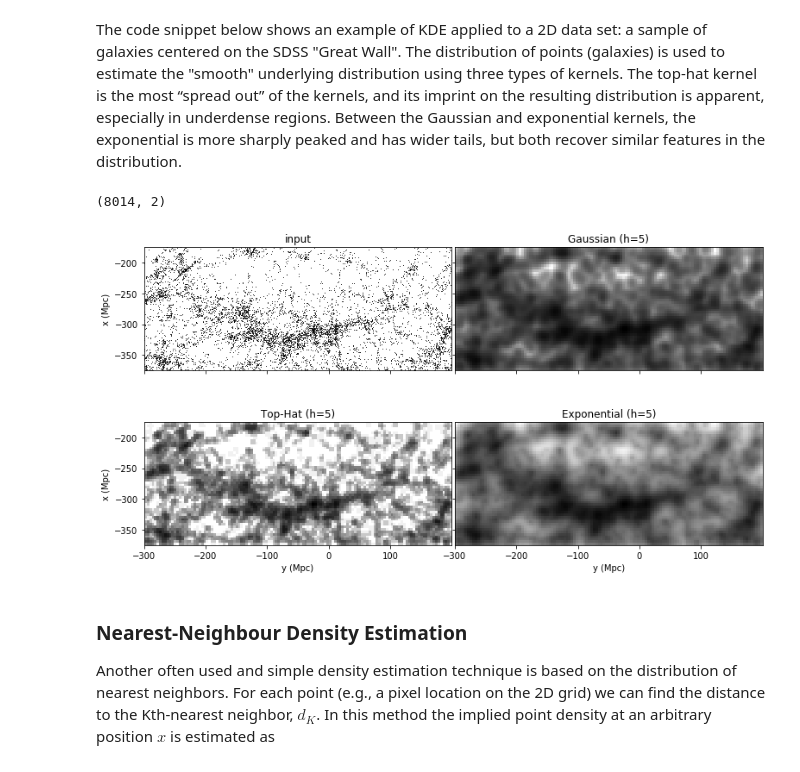
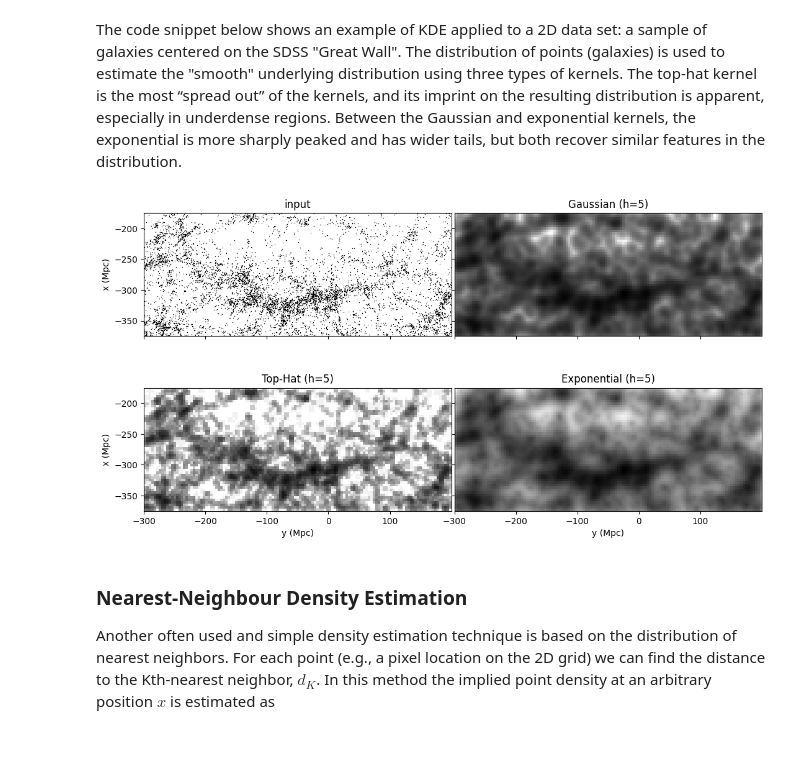
Before and after one commit to uom-lectures/PHY3287, a Jupyter notebook: lecture_5.ipynb, the cells around one changed output. Drawn from its saved outputs; the diff is of its cells as text; code cells hidden in the pictures.

```diff
--- a/lecture_5.ipynb
+++ b/lecture_5.ipynb
@@ -253,17 +253,17 @@ for i in range(Nx):
         Xgrid[j * Nx + i] = [x[i], y[j]]
 
 # Run KDE using gaussian kernel
-kde1 = KernelDensity(5, kernel='gaussian')
+kde1 = KernelDensity(kernel='gaussian', bandwidth=5)
 log_dens1 = kde1.fit(X).score_samples(Xgrid)
 dens1 = X.shape[0] * np.exp(log_dens1).reshape((Ny, Nx))
 
 # Run KDE using tophat kernel
-kde2 = KernelDensity(5, kernel='tophat')
+kde2 = KernelDensity(kernel='tophat', bandwidth=5)
 log_dens2 = kde2.fit(X).score_samples(Xgrid)
 dens2 = X.shape[0] * np.exp(log_dens2).reshape((Ny, Nx))
 
 # Run KDE using exponential kernel
-kde3 = KernelDensity(5, kernel='exponential')
+kde3 = KernelDensity(kernel='exponential', bandwidth=5)
 log_dens3 = kde3.fit(X).score_samples(Xgrid)
 dens3 = X.shape[0] * np.exp(log_dens3).reshape((Ny, Nx))
 
@@ -288,35 +288,34 @@ ax3 = plt.subplot(223, aspect='equal')
 ax3.imshow(dens2.T, origin='lower', norm=LogNorm(),
            extent=(ymin, ymax, xmin, xmax), cmap=plt.cm.binary)
 ax3.set_title("Top-Hat (h=5)")
 ax3.images[0].set_clim(0.01, 0.8)  # Set color limit to avoid clipping
 
 # Fourth plot: exponential kernel
 ax4 = plt.subplot(224, aspect='equal')
 ax4.imshow(dens3.T, origin='lower', norm=LogNorm(),
            extent=(ymin, ymax, xmin, xmax), cmap=plt.cm.binary)
 ax4.set_title("Exponential (h=5)")
 
 # Set axis labels and limits
 for ax in [ax1, ax2, ax3, ax4]:
     ax.set_xlim(ymin, ymax - 0.01)
     ax.set_ylim(xmin, xmax)
 
 for ax in [ax1, ax2]:
     ax.xaxis.set_major_formatter(plt.NullFormatter())
 
 for ax in [ax3, ax4]:
     ax.set_xlabel('y (Mpc)')
 
 for ax in [ax2, ax4]:
     ax.yaxis.set_major_formatter(plt.NullFormatter())
 
 for ax in [ax1, ax3]:
     ax.set_ylabel('x (Mpc)')
 
 plt.show()
 # %% [output]
-(8014, 2)
-[figure, old version]
+[figure, new version]
 # %% [markdown]
 ### Nearest-Neighbour Density Estimation
 
```
Also changed, not shown: parts of 5 cells of this notebook.
